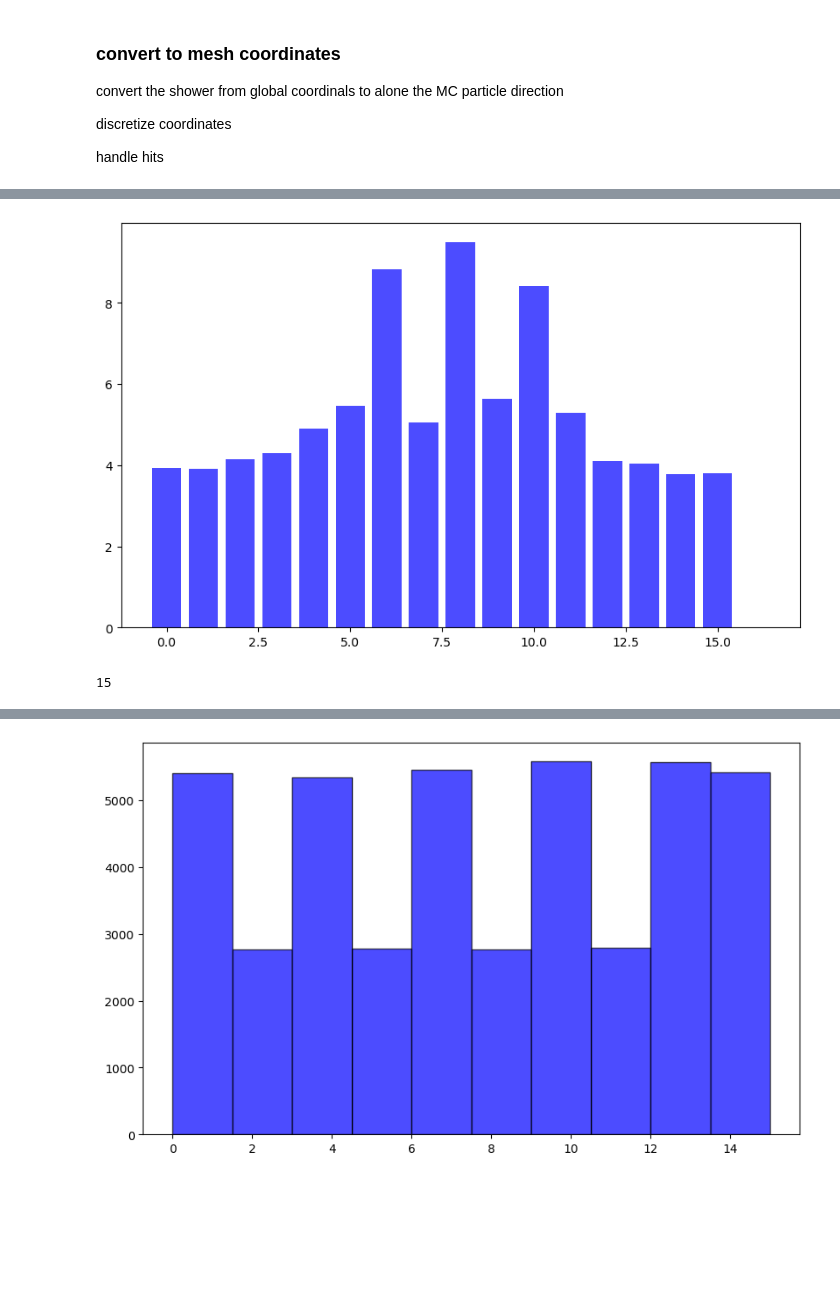
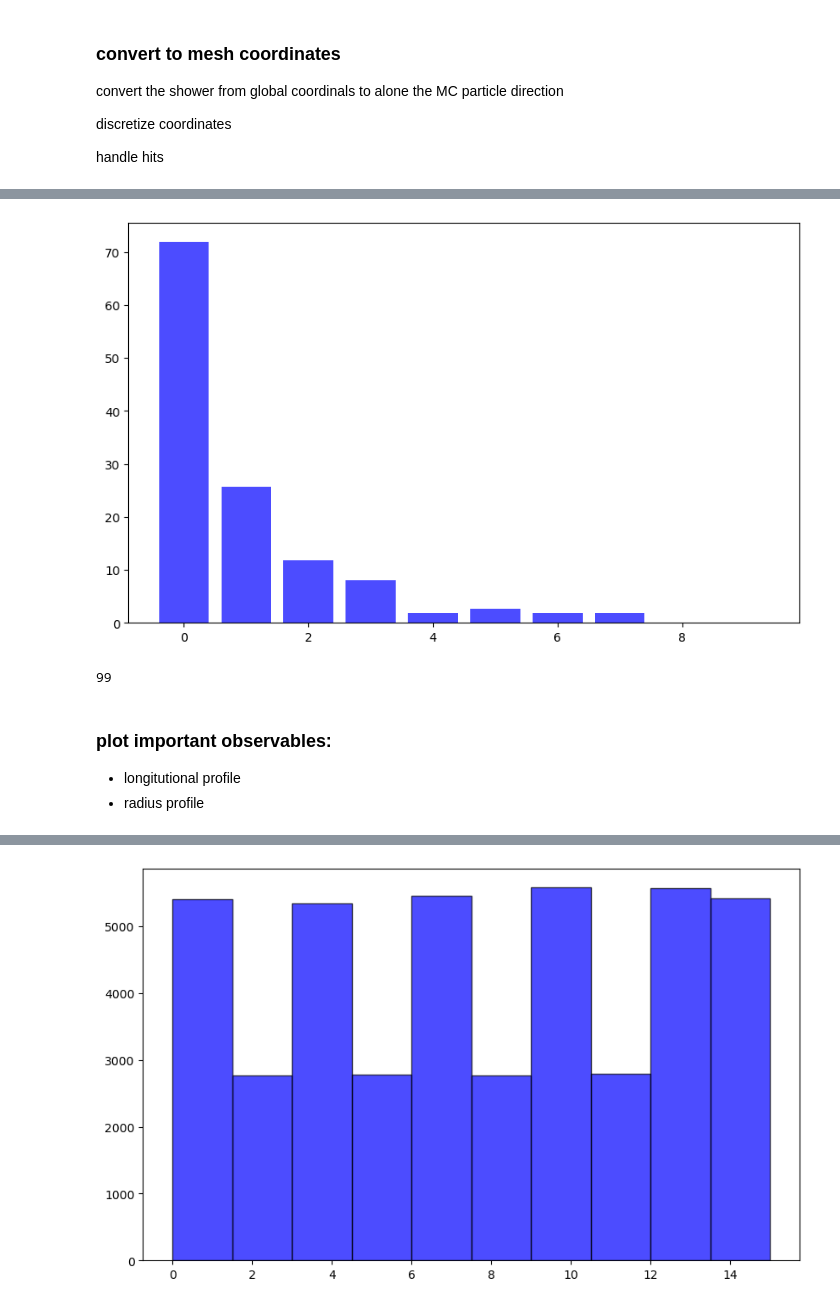
Before and after one commit to key4hep/DDML, a Jupyter notebook: edm4hep_analysis/edm4hep_python.ipynb, the cells around one changed output, grey strips where cells are left out. Saved outputs shown, nothing was run; the diff lists cells and outputs as text; code cells hidden in the pictures; blank space fills up the shorter version.

```diff
--- a/edm4hep_analysis/edm4hep_python.ipynb
+++ b/edm4hep_analysis/edm4hep_python.ipynb
@@ -35,8 +35,9 @@ Welcome to JupyROOT 6.28/10
 get_edm4hep_path = '/cvmfs/sw.hsf.org/key4hep/releases/2024-03-10/x86_64-ubuntu22.04-gcc11.4.0-opt/edm4hep/0.10.5-4hlcr2'
 # %%
 # filename = "/home/cinyu/ddfastshowerml2/scripts/CLD_dummyOutput_ML_Rot2_edm4hep.root"
-filename_full = "/home/cinyu/ddfastshowerml2/scripts/CLD_geant4_edm4hep.root"
+filename_full = "/home/cinyu/ddfastshowerml2/scripts/CLD_geant4_010_edm4hep.root"
 filename_fast = "/home/cinyu/ddfastshowerml2/scripts/CLD_fast_notracker010_edm4hep.root"
+filename_fast = '/home/cinyu/ddfastshowerml2/scripts/CLD_fast_notracker1000_edm4hep.root'
 # %%
 reader = Reader(filename_fast)
 
@@ -159,20 +169,23 @@ from scipy.spatial.transform import Rotation as R
 import matplotlib.pyplot as plt
 
 reader = Reader(filename_fast)
+nevent = 100
 nCellsRho = 9
 nCellsPhi = 16
 nCellsZ = 45
 sizeOfRhoCells = 4.65 #mm
 sizeOfZCells = 3.4 #mm
 sizeOfPhiCells = 2 * np.pi/nCellsPhi # ? 16 phi cells therefore...
+acturalnumber = 0
 
 list = []
-cell_ids = np.arange(nCellsPhi+1)
+cell_ids = np.arange(nCellsRho+1)
 energies = np.zeros(len(cell_ids))
+meshshower = np.zeros((nevent, nCellsRho, nCellsPhi, nCellsZ))
 
 for i, event in enumerate(reader.get('events')):
     # print(i, particle_phi)
-    if i == 100: break
+    if i == nevent: break
     mcParticles = event.get("MCParticles")
     pIDs = np.array(mcParticles.PDG())
     if len(pIDs) != 1:
@@ -197,12 +210,14 @@ for i, event in enumerate(reader.get('events')):
 
     hits = event.get("ECalBarrelCollection")
     hitsenergies= np.array(hits.energy())
+    # print(np.sum(hitsenergies))
+    if np.isinf(hitsenergies).any(): continue
     # avoid big numbers and inf
-    hitsenergies[np.isinf(hitsenergies)] = 0
-    threshold = np.percentile(hitsenergies, 99)
+    # hitsenergies[np.isinf(hitsenergies)] = 0
+    # threshold = np.percentile(hitsenergies, 99)
     # print("threshold energy: ", threshold)
-    mask = hitsenergies >= threshold
-    hitsenergies[mask] = 0
+    # mask = hitsenergies >= threshold
+    # hitsenergies[mask] = 0
 
 
     for j, hit in enumerate(hits):
@@ -223,9 +238,9 @@ for i, event in enumerate(reader.get('events')):
         # localPhi = np.pi+np.arctan2(sign * np.linalg.norm(np.cross(proj, randomdir)), np.dot(proj, randomdir))
 
         # for now, just:
-        localPhi = np.pi+np.arctan2(delta[2], delta[0])
-        if delta[0] < 0.01: localPhi = np.random.rand()*2*np.pi
-        # localPhi = np.random.rand()*2*np.pi
+        # localPhi = np.pi+np.arctan2(delta[2], delta[0])
+        # if delta[0] < 2: localPhi = np.random.rand()*2*np.pi
+        localPhi = np.random.rand()*2*np.pi
         #######?????????##########
 
         # localPhi = np.arccos(np.dot(proj, randomdir)/localRho)
@@ -252,25 +267,25 @@ for i, event in enumerate(reader.get('events')):
         # z_no = int(np.floor(delta[2] / sizeOfZCells))
         # print(rho_no, phi_no, z_no, hitsenergies[j])
         # list.append(phi_no)
-        if rho_no > nCellsRho : print("rrr", rho_no); continue
-        if phi_no > nCellsPhi: print("ppp", phi_no); continue
-        if z_no > nCellsZ: print("zzz",z_no); continue
-
-        print(localPhi, phi_no)
-        energies[phi_no] += hitsenergies[j]
-    # break
+        if rho_no >= nCellsRho : print("rrr", rho_no); continue
+        if phi_no >= nCellsPhi: print("ppp", phi_no); continue
+        if z_no >= nCellsZ: print("zzz",z_no); continue
+        if z_no<0: print("zzz",z_no); continue
 
 
+        # print(localPhi, phi_no)
+        energies[rho_no] += hitsenergies[j]
+        meshshower[i,rho_no,phi_no,z_no] += hitsenergies[j]
+    acturalnumber += 1
 
+
+np.save("/home/cinyu/ddfastshowerml2/edm4hep_analysis/fastsim.npy", meshshower*1000) #as in MeV
 print(energies)
 plt.figure(figsize=(10, 6))
 # plt.hist(list, color='blue', alpha=0.7, edgecolor='black')
 plt.bar(cell_ids, energies, color='blue', alpha=0.7)
-# plt.xlabel('Cell ID')
-# plt.ylabel('Total Energy')
-# plt.title('Energy Distribution in Cells')
-# plt.grid(True)
 plt.show()
 
 np.array(list).max()
+print(acturalnumber)
 # %% [output]
@@ -294,2 +309,6 @@ np.array(list).max()
-[figure, old version]
+[figure, new version]
-15
+99
+# %% [markdown]
+### plot important observables:
+- longitutional profile
+- radius profile
```
Also changed, not shown: parts of 12 cells of this notebook, 1 other file.
